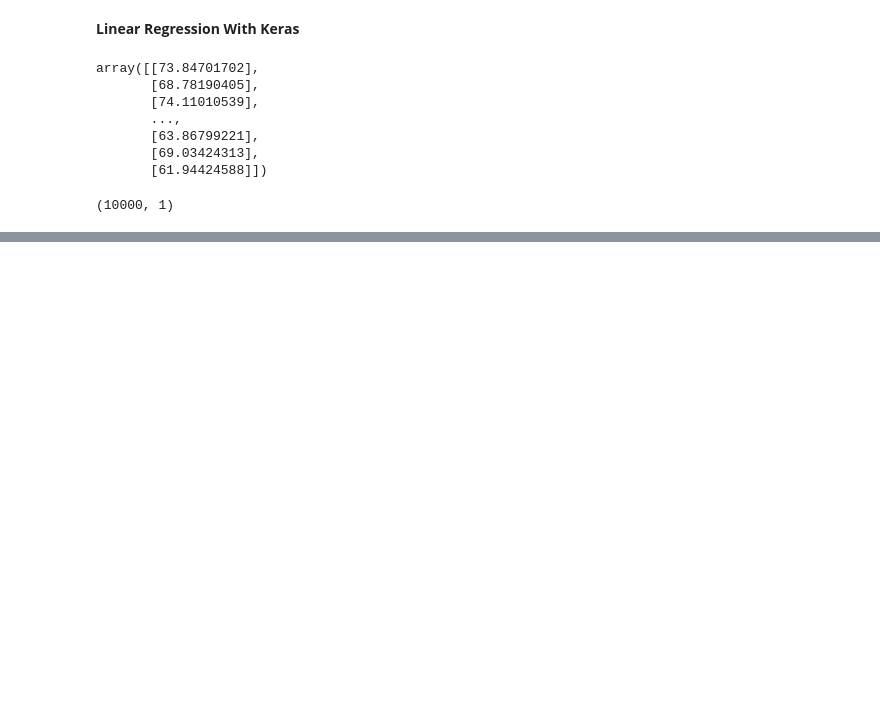
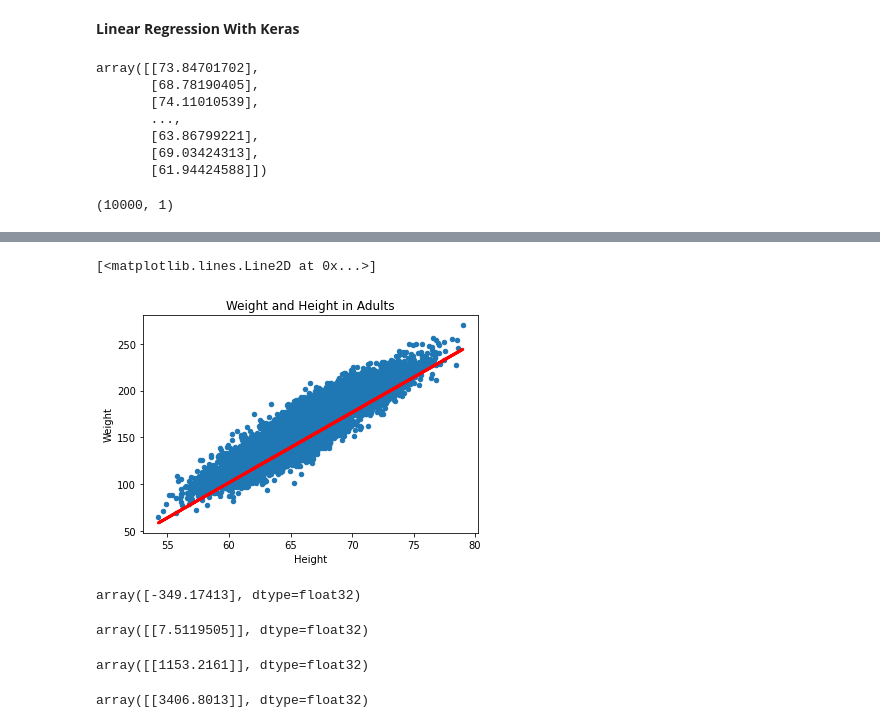
Before and after one commit to Itsmrk/Deep_learning, a Jupyter notebook: 03_Regression__Problem_&_Cost_Function.ipynb, the cells around one changed output, grey strips where cells are left out. Saved outputs shown, nothing was run; the diff lists cells and outputs as text; code cells hidden in the pictures; blank space fills up the shorter version.

```diff
--- a/03_Regression__Problem_&_Cost_Function.ipynb
+++ b/03_Regression__Problem_&_Cost_Function.ipynb
@@ -95,7 +95,7 @@ Trainable params: 2
 Non-trainable params: 0
 _________________________________________________________________
 # %%
-model.compile(Adam(lr=0.8), mean_squared_error)
+model.compile(Adam(lr=0.8), 'mean_squared_error')
 # %%
 model.fit(x,y_true, epochs=40)
 # %% [output]
@@ -103,0 +120,2 @@ AttributeError: ignored
+# %%
+y_pred = model.predict(x)
@@ -103,0 +132,9 @@ AttributeError: ignored
+# %%
+df.plot(kind = 'scatter',
+        x = 'Height',
+        y = 'Weight',
+        title = 'Weight and Height in Adults')
+plt.plot(x, y_pred, color = 'red', linewidth = 3)
+# %% [output]
+[<matplotlib.lines.Line2D at 0x...>]
+[figure, added]
@@ -103,0 +143,16 @@ AttributeError: ignored
+# %%
+b
+# %% [output]
+array([-349.17413], dtype=float32)
+# %%
+w
+# %% [output]
+array([[7.5119505]], dtype=float32)
+# %%
+model.predict([[200]])
+# %% [output]
+array([[1153.2161]], dtype=float32)
+# %%
+model.predict([[500]])
+# %% [output]
+array([[3406.8013]], dtype=float32)
```
Also changed, not shown: parts of 5 cells of this notebook.
